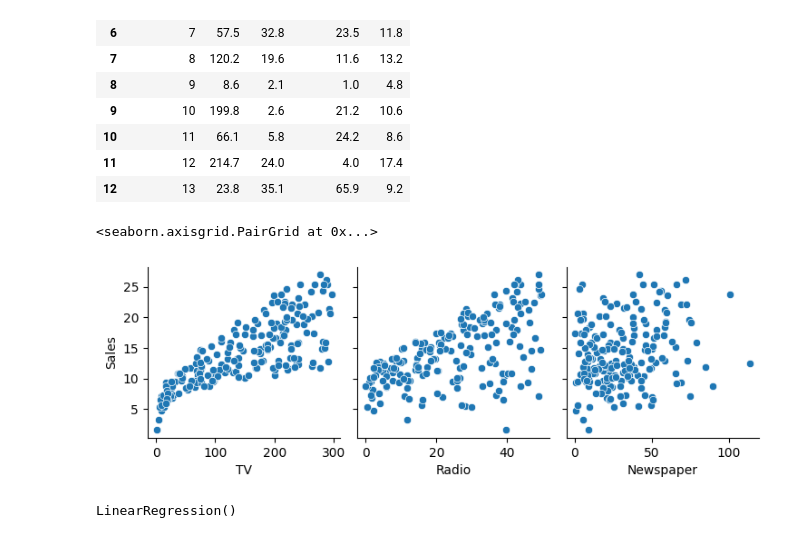
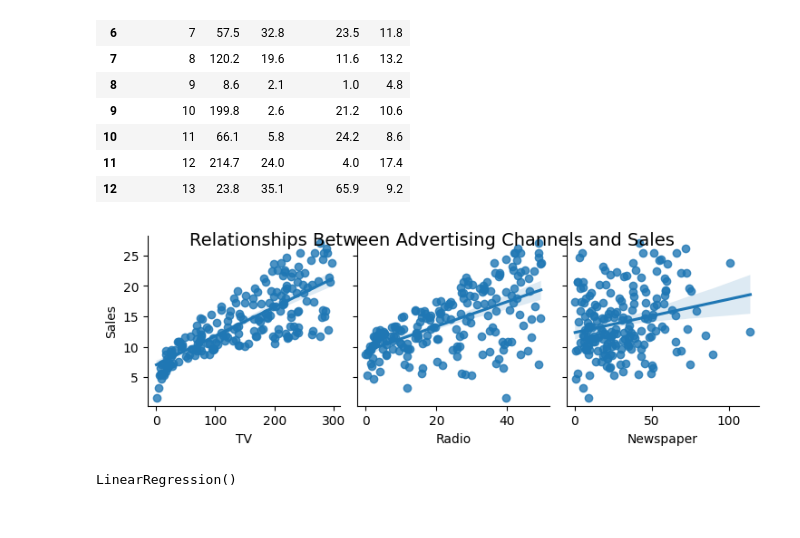
Before and after one commit to Bytebandit-011/Morsce-01, a Jupyter notebook: 1.ipynb, the cells around one changed output. Saved outputs shown, nothing was run; the diff lists cells and outputs as text; code cells hidden in the pictures.

```diff
--- a/1.ipynb
+++ b/1.ipynb
@@ -32,8 +32,9 @@ X_train, X_test, y_train, y_test = train_test_split(X, y, test_size=0.2, random_
 # %%
-sns.pairplot(dp,x_vars=['TV','Radio','Newspaper'],y_vars='Sales')
+sns.pairplot(dp, x_vars=['TV', 'Radio', 'Newspaper'], y_vars='Sales', kind='reg')
+plt.suptitle('Relationships Between Advertising Channels and Sales', fontsize=14)
+plt.show()
 # %% [output]
-<seaborn.axisgrid.PairGrid at 0x...>
-[figure, old version]
+[figure, new version]
 # %%
 model = LinearRegression()
 model.fit(X_train, y_train)
```
Also changed, not shown: parts of 4 cells of this notebook.
